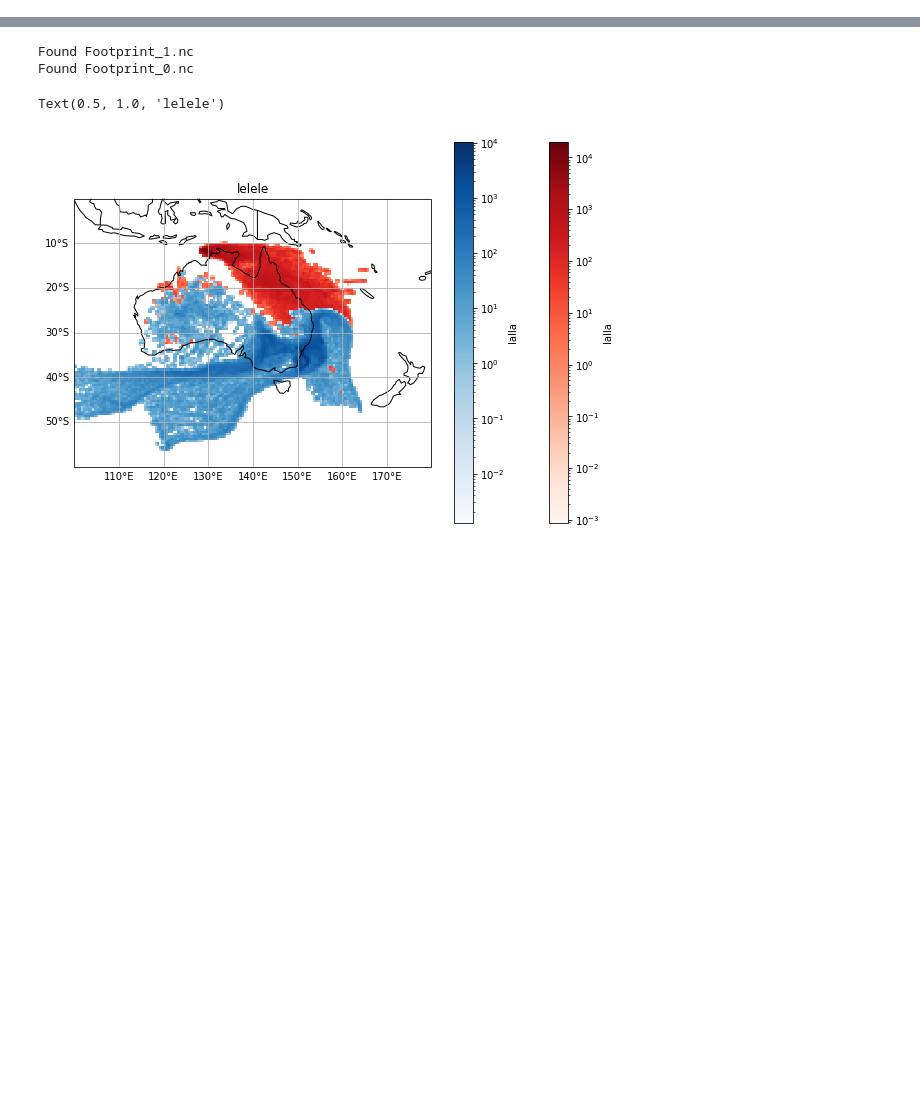
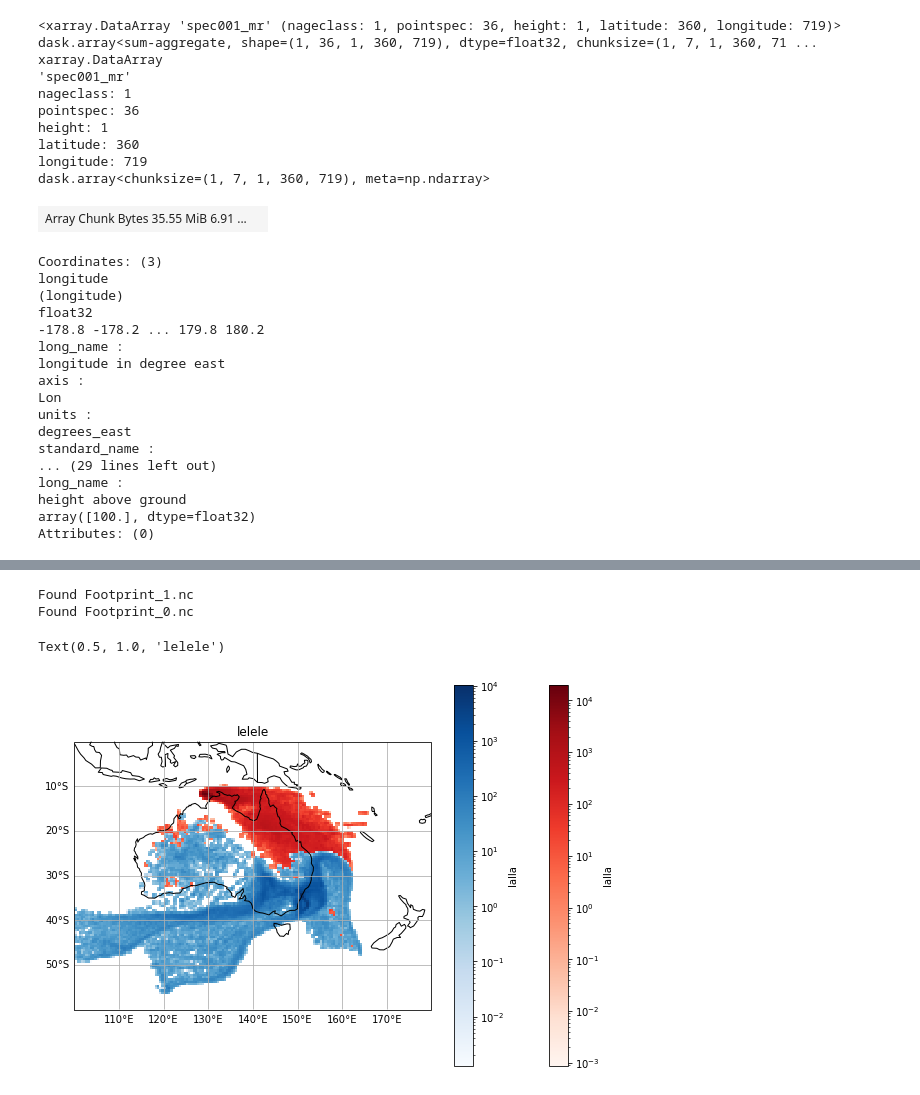
Before and after one commit to christopher-lw/ColumnFLEXPART, a Jupyter notebook: open_data/open_flexpart.ipynb, the cells around one changed output, grey strips where cells are left out. Cells and saved outputs as stored; diff of their text form; code cells hidden in the pictures; blank space fills up the shorter version.

Commit message:
unfinished new version of FlexDataset

```diff
--- a/open_data/open_flexpart.ipynb
+++ b/open_data/open_flexpart.ipynb
@@ -41,4 +41,4 @@ dir_path = "/work/bb1170/RUN/b381737/software/flexpart_v10.4_3d7eebf/output/"
 #file_path = "EI20091123-20091207/grid_time_20091207210000.nc"
 #file_path = "EI20121123-20121207/grid_time_20121207210000.nc"
 file_path = "EI20091123-20091207/wu_setup/grid_time_20091207210000.nc"
-#data = xr.open_dataset(dir_path + file_path)
+data = xr.open_dataset(dir_path + file_path, chunks=dict(time=15, pointspec=4))
@@ -44,0 +70,2 @@ file_path = "EI20091123-20091207/wu_setup/grid_time_20091207210000.nc"
+# %%
+mass = data.spec001_mr.isel(pointspec=np.arange(36))
@@ -44,0 +81,2 @@ file_path = "EI20091123-20091207/wu_setup/grid_time_20091207210000.nc"
+# %%
+summed = mass.sum(dim="time")
@@ -44,0 +85,30 @@ file_path = "EI20091123-20091207/wu_setup/grid_time_20091207210000.nc"
+# %%
+summed
+# %% [output]
+<xarray.DataArray 'spec001_mr' (nageclass: 1, pointspec: 36, height: 1, latitude: 360, longitude: 719)> dask.array<sum-aggregate, shape=(1, 36, 1, 360, 719), dtype=float32, chunksize=(1, 7, 1, 360, 71 ...
+xarray.DataArray
+'spec001_mr'
+nageclass: 1
+pointspec: 36
+height: 1
+latitude: 360
+longitude: 719
+dask.array<chunksize=(1, 7, 1, 360, 719), meta=np.ndarray>
+| Array Chunk Bytes 35.55 MiB 6.91 ... |  |
+Coordinates: (3)
+longitude
+(longitude)
+float32
+-178.8 -178.2 ... 179.8 180.2
+long_name :
+longitude in degree east
+axis :
+Lon
+units :
+degrees_east
+standard_name :
+... (29 lines left out)
+long_name :
+height above ground
+array([100.], dtype=float32)
+Attributes: (0)
```
Also changed, not shown: parts of 9 cells of this notebook, 1 other file.
